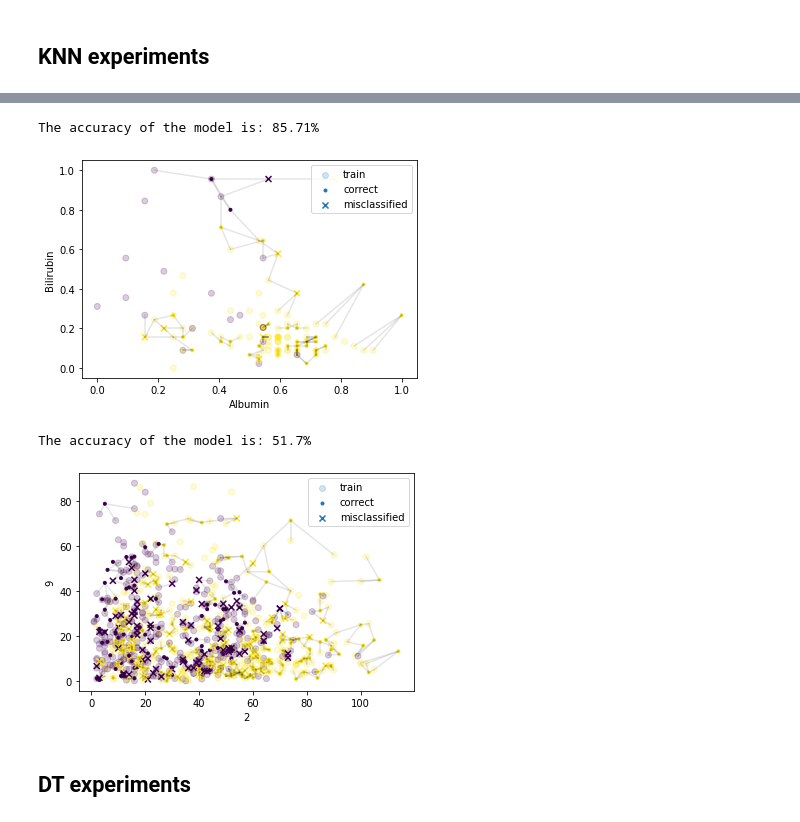
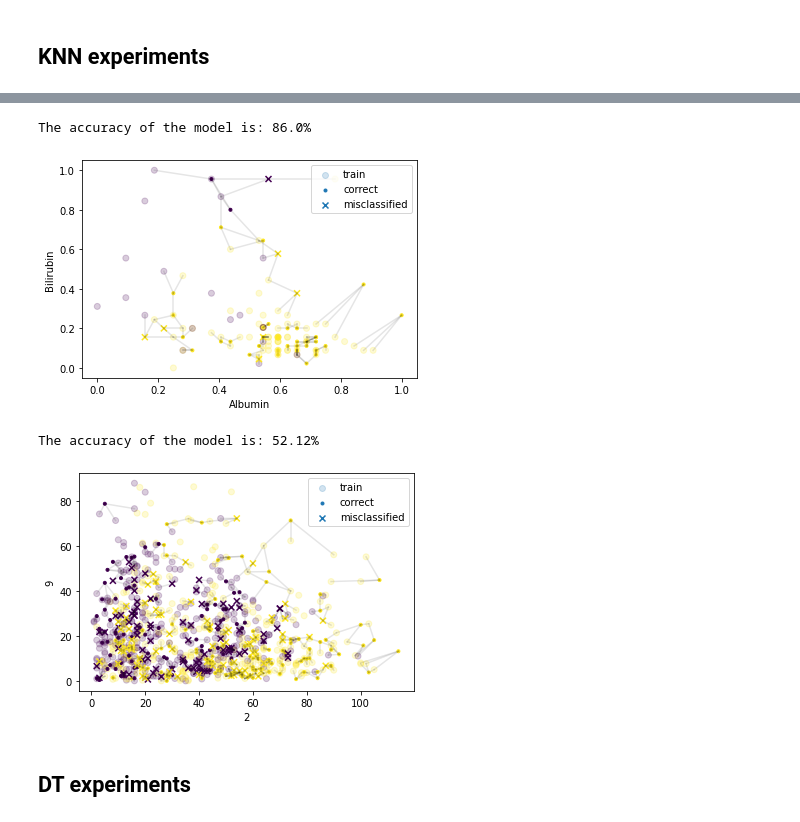
Before and after one commit to faithrts/ML-Intro, a Jupyter notebook: A1_Draft.ipynb, the cells around one changed output, grey strips where cells are left out. Drawn from its saved outputs; the diff is of its cells as text; code cells hidden in the pictures.

```diff
--- a/A1_Draft.ipynb
+++ b/A1_Draft.ipynb
@@ -183,3 +221,7 @@ for col in non_bool_col:
   hep_df[col] = hep_df[col].replace({'?': mean}).astype('float')
 
 hep_df = remove_outliers(hep_df)
+
+# moves the target "CLASS" column to the end of the dataframe
+class_col = hep_df.pop('CLASS')
+hep_df['CLASS'] = class_col
@@ -253,10 +345,6 @@ create_histograms(hep_df, non_bool_col)
 mess_data = arff.loadarff('messidor_features.arff')
 # creates a dataframe from the .arff file
 mess_df = pd.DataFrame(mess_data[0])
-
-# moves the target "Class" column to the beginning of the dataframe
-class_col = mess_df.pop('Class')
-mess_df.insert(0, 'Class', class_col)
 # %%
 ### cleaning the data in mess_df
 
@@ -344,7 +474,7 @@ create_histograms(mess_df, list(mess_df)[2:18])
 # %%
 ### function to split the data
 
-# assumes the first column of the df is the target label
+# assumes the last column of the df is the target label
 # assumes percentage_train is an integer out of 100
 def train_test_split(df, percentage_train = 66):
 
@@ -352,13 +482,13 @@ def train_test_split(df, percentage_train = 66):
   df = df.sample(frac = 1, random_state = 1)
 
   # splits the input dataframe into arrays of instances and labels
-  x, y = df.iloc[:, 1:].to_numpy(), df.iloc[:, 0].to_numpy()
+  x, y = df.iloc[:, :-1].to_numpy(), df.iloc[:, -1].to_numpy()
 
   # the number of data points
   instance_count = x.shape[0]
 
   # the number of instances to be used in the training data
-  train_count = instance_count * (percentage_train / 100)
+  train_count = int(instance_count * (percentage_train / 100))
 
   # splitting the data into training data and labels,
   # and testing data and labels
@@ -644,7 +774,7 @@ The accuracy of the model is: 75.51%
 # %%
 ### running KNN on hep_df data for top 2 features
 
-hep_cut_df = normalize_df(hep_df[['CLASS', 'ALBUMIN', 'BILIRUBIN']])
+hep_cut_df = normalize_df(hep_df[['ALBUMIN', 'BILIRUBIN', 'CLASS']])
 
 # splits the data
 x_train, y_train, x_test, y_test = train_test_split(hep_cut_df)
@@ -685,7 +815,7 @@ plt.ylabel('Bilirubin')
 plt.legend()
 plt.show()
 # %% [output]
-The accuracy of the model is: 85.71%
+The accuracy of the model is: 86.0%
 [figure]
 # %%
 ### plotting decision boundary
@@ -712,7 +842,7 @@ incorrect_pred = np.logical_not(correct_pred)
 # %%
 ### running KNN on mess_df data for top 2 correlated features
 
-mess_cut_df = mess_df[['Class', '2', '9']]
+mess_cut_df = mess_df[['2', '9', 'Class']]
 
 x_train, y_train, x_test, y_test = train_test_split(mess_cut_df)
 
@@ -724,35 +854,35 @@ class_prob, knn_arr = knn_model.fit(x_train, y_train).predict(x_test)
 
 # outputs an array of the most liekly class label for each instance in x_test
 class_pred = np.argmax(class_prob, axis = -1)
 
 # finds the accuracy of the model
 accuracy = evaluate_acc(y_test, class_pred)
 
 # creates boolean arrays to represent correct and incorrect predictions
 correct_pred = class_pred == y_test
 incorrect_pred = np.logical_not(correct_pred)
 
 print("The accuracy of the model is: " + str(round((accuracy * 100), 2)) + "%")
 
 plt.scatter(x_train[:, 0], x_train[:, 1], c = y_train, marker = 'o', alpha = 0.2, label = 'train')
 plt.scatter(x_test[correct_pred, 0], x_test[correct_pred, 1], marker = '.', c = class_pred[correct_pred], label = 'correct')
 plt.scatter(x_test[incorrect_pred, 0], x_test[incorrect_pred, 1], marker = 'x', c = class_pred[incorrect_pred], label = 'misclassified')
 
 for i in range(x_test.shape[0]):
   for k in range(knn_model.K):
 
     hor = x_test[i, 0], x_train[knn_arr[i, k], 0]
     ver = x_test[i, 1], x_train[knn_arr[i, k], 1]
 
     plt.plot(hor, ver, 'k-', alpha = 0.1)
 
 plt.xlabel('2')
 plt.ylabel('9')
 plt.legend()
 plt.show()
 # %% [output]
-The accuracy of the model is: 51.7%
+The accuracy of the model is: 52.12%
-[figure, old version]
+[figure, new version]
 # %% [markdown]
 ## DT experiments
 # %%
```
Also changed, not shown: parts of 25 cells of this notebook.
